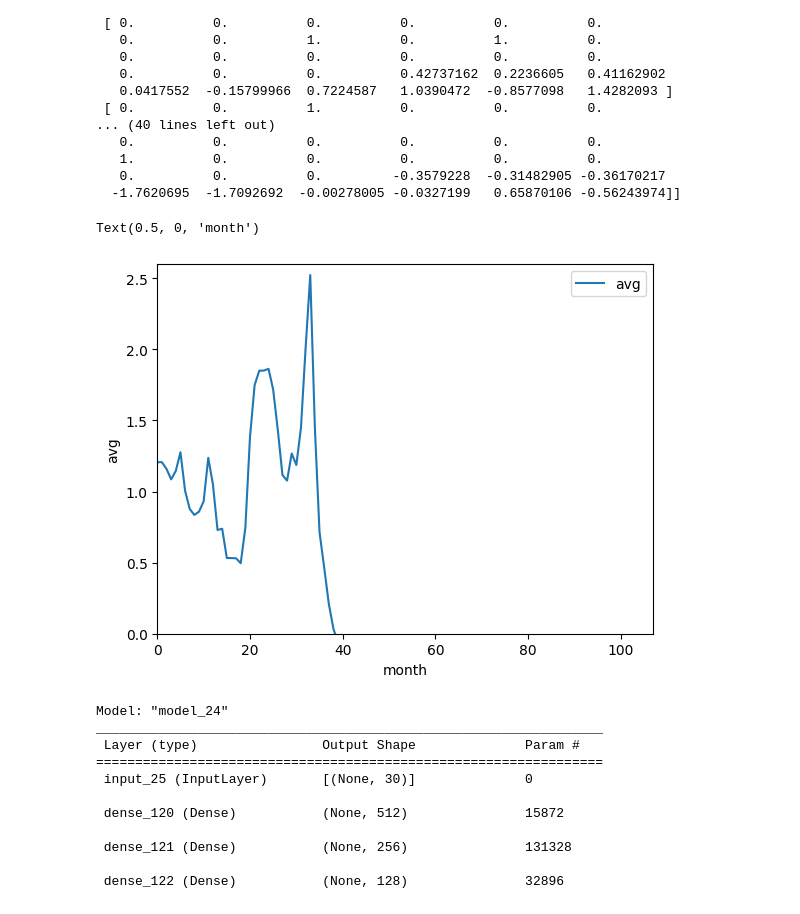
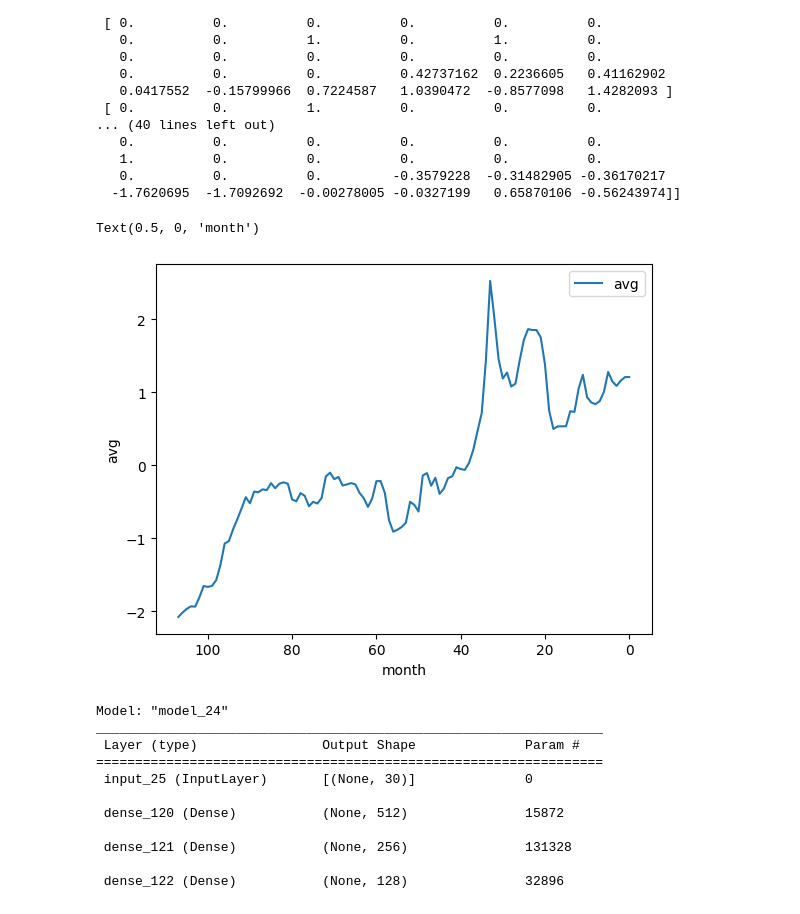
Before and after one commit to yryo1005/sotuken, a Jupyter notebook: 001.ipynb, the cells around one changed output. Cells and saved outputs as stored; diff of their text form; code cells hidden in the pictures.

```diff
--- a/001.ipynb
+++ b/001.ipynb
@@ -167,20 +167,20 @@ print(x_test)
 # %%
 fig = plt.figure()
 ax = fig.add_subplot()
 
 ax.plot(y, label = "avg")
 # ax.plot(adam_history.history["val_loss"], label = "adam_test")
 # ax.invert_yaxis()
 ax.invert_xaxis()
 # ax.set_yscale('log')
 ax.legend()
-ax.set_ylim(0, 2.6)
-ax.set_xlim(0, 107)
+# ax.set_ylim(0, 2.6)
+# ax.set_xlim(0, 107)
 ax.set_ylabel("avg")
 ax.set_xlabel("month")
 # %% [output]
 Text(0.5, 0, 'month')
-[figure, old version]
+[figure, new version]
 # %%
 # モデル生成
 # input_dimには入力の値を入れる
```
Also changed, not shown: 9 other files.
